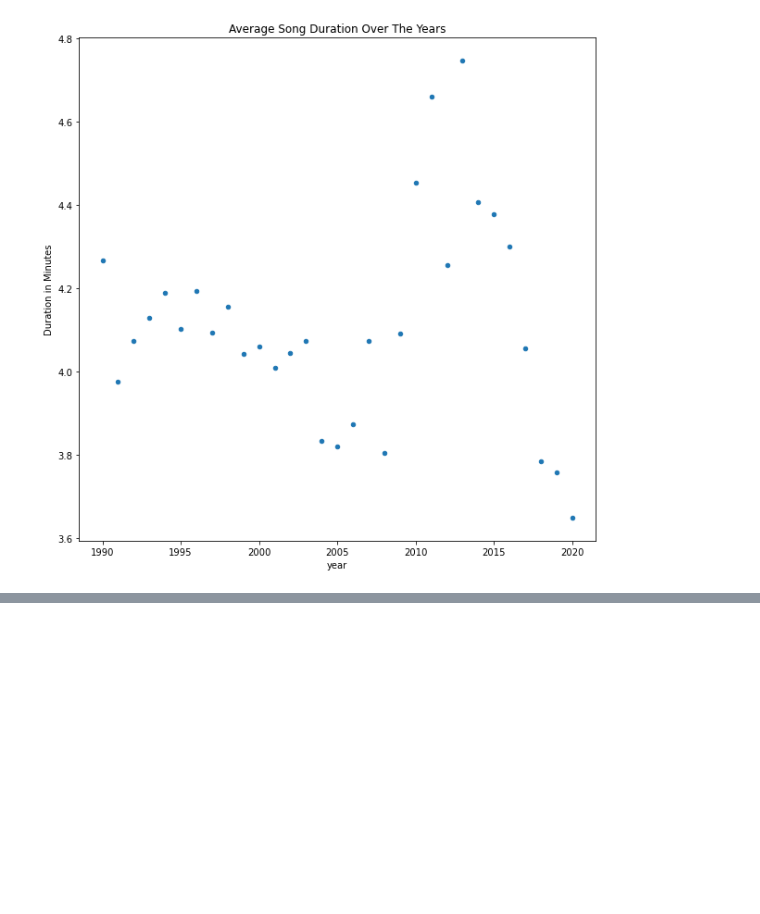
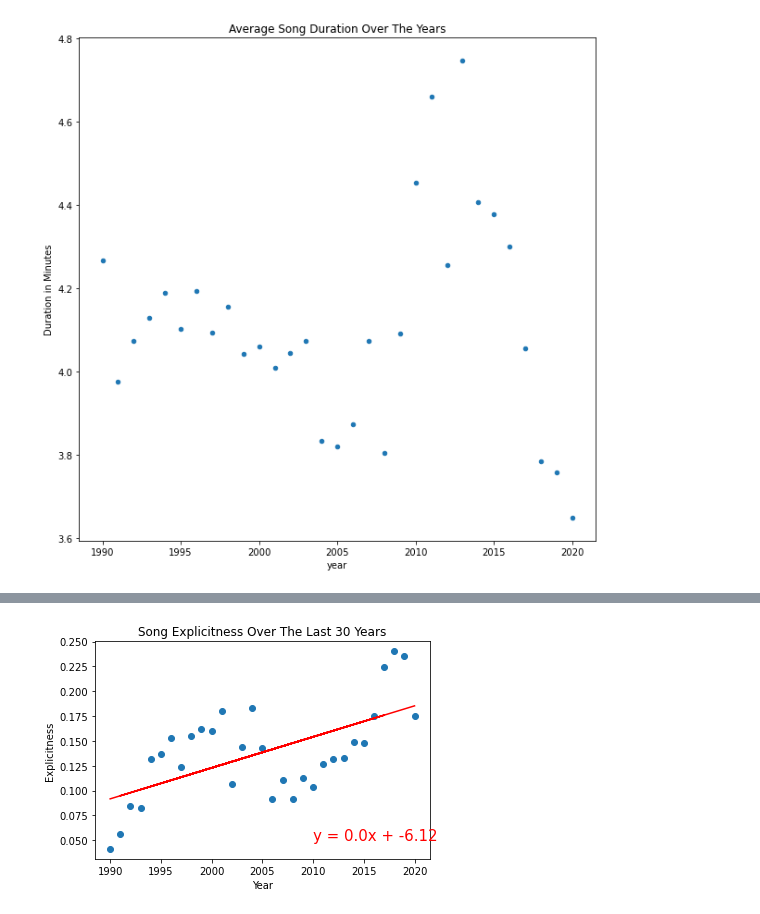
Before and after one commit to aftheiss/Music-of-Life---Project, a Jupyter notebook: spotify_year_danceability.ipynb, the cells around one changed output, grey strips where cells are left out. Cells and saved outputs as stored; diff of their text form; code cells hidden in the pictures; blank space fills up the shorter version.

```diff
--- a/spotify_year_danceability.ipynb
+++ b/spotify_year_danceability.ipynb
@@ -199,0 +192,17 @@ plt.show()
+# %%
+#Showing how explicit music has become over time
+year = last_thirty_years["year"]
+explicit = last_thirty_years["explicit"]
+
+(slope, intercept, rvalue, pvalue, stderr) = linregress(year, explicit)
+regress_values = year * slope + intercept
+line_eq = "y = " + str(round(slope,2)) + "x + " + str(round(intercept,2))
+plt.scatter(year, explicit)
+plt.plot(year, regress_values, "r-")
+plt.annotate(line_eq,(2010,0.050),fontsize=15,color="red")
+plt.xlabel("Year")
+plt.ylabel("Explicitness")
+plt.title("Song Explicitness Over The Last 30 Years")
+plt.show()
+# %% [output]
+[figure, added]
```
Also changed, not shown: parts of 4 cells of this notebook, 1 other file.
